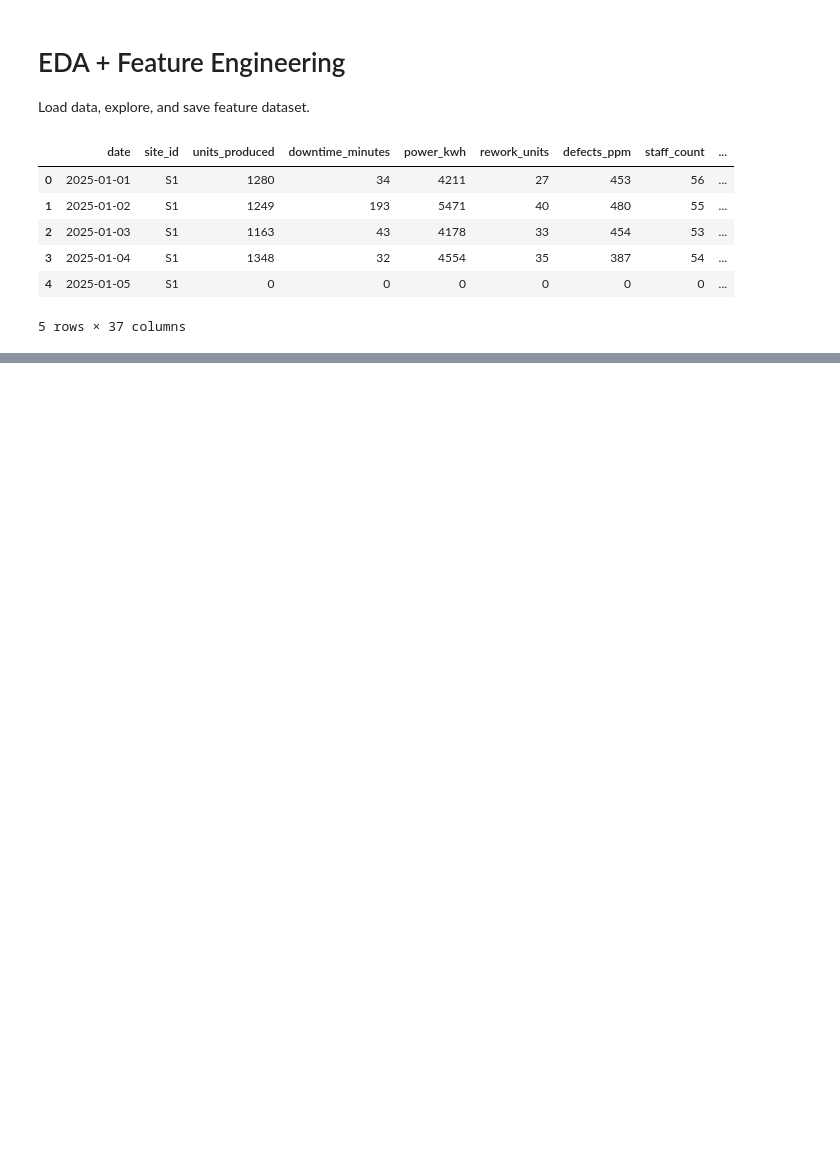
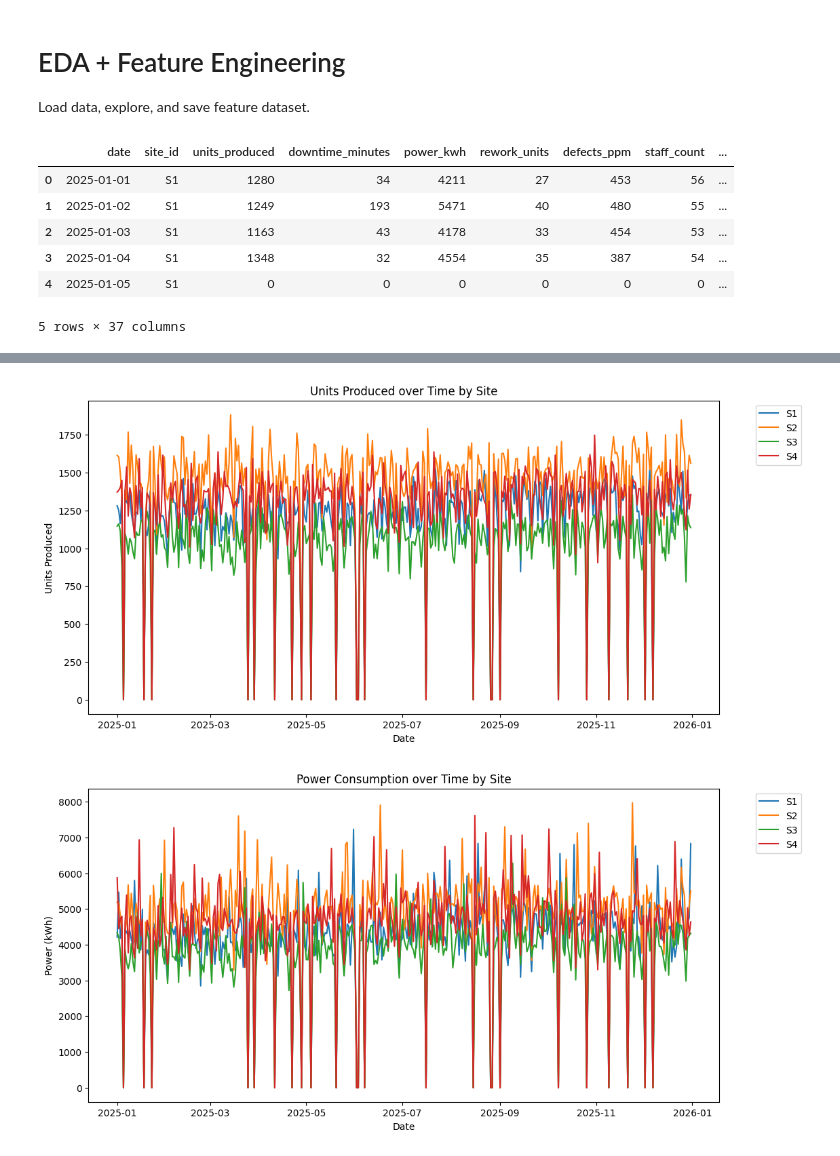
Before and after one commit to PiyushKBhattacharyya/Forecast---Alerting-pipeline-for-multi-site-operations, a Jupyter notebook: notebooks/01_eda_and_features.ipynb, the cells around one changed output, grey strips where cells are left out. Drawn from its saved outputs; the diff is of its cells as text; code cells hidden in the pictures; blank space fills up the shorter version.

```diff
--- a/notebooks/01_eda_and_features.ipynb
+++ b/notebooks/01_eda_and_features.ipynb
@@ -130,0 +193,20 @@ features.head()
+# %%
+# --- Time Series Trends ---
+plt.figure(figsize=(12,6))
+sns.lineplot(data=df, x="date", y="units_produced", hue="site_id")
+plt.title("Units Produced over Time by Site")
+plt.xlabel("Date")
+plt.ylabel("Units Produced")
+plt.legend(bbox_to_anchor=(1.05, 1), loc="upper left")
+plt.show()
+
+plt.figure(figsize=(12,6))
+sns.lineplot(data=df, x="date", y="power_kwh", hue="site_id")
+plt.title("Power Consumption over Time by Site")
+plt.xlabel("Date")
+plt.ylabel("Power (kWh)")
+plt.legend(bbox_to_anchor=(1.05, 1), loc="upper left")
+plt.show()
+# %% [output]
+[figure, added]
+[figure, added]
```
Also changed, not shown: parts of 6 cells of this notebook, 3 other files.
